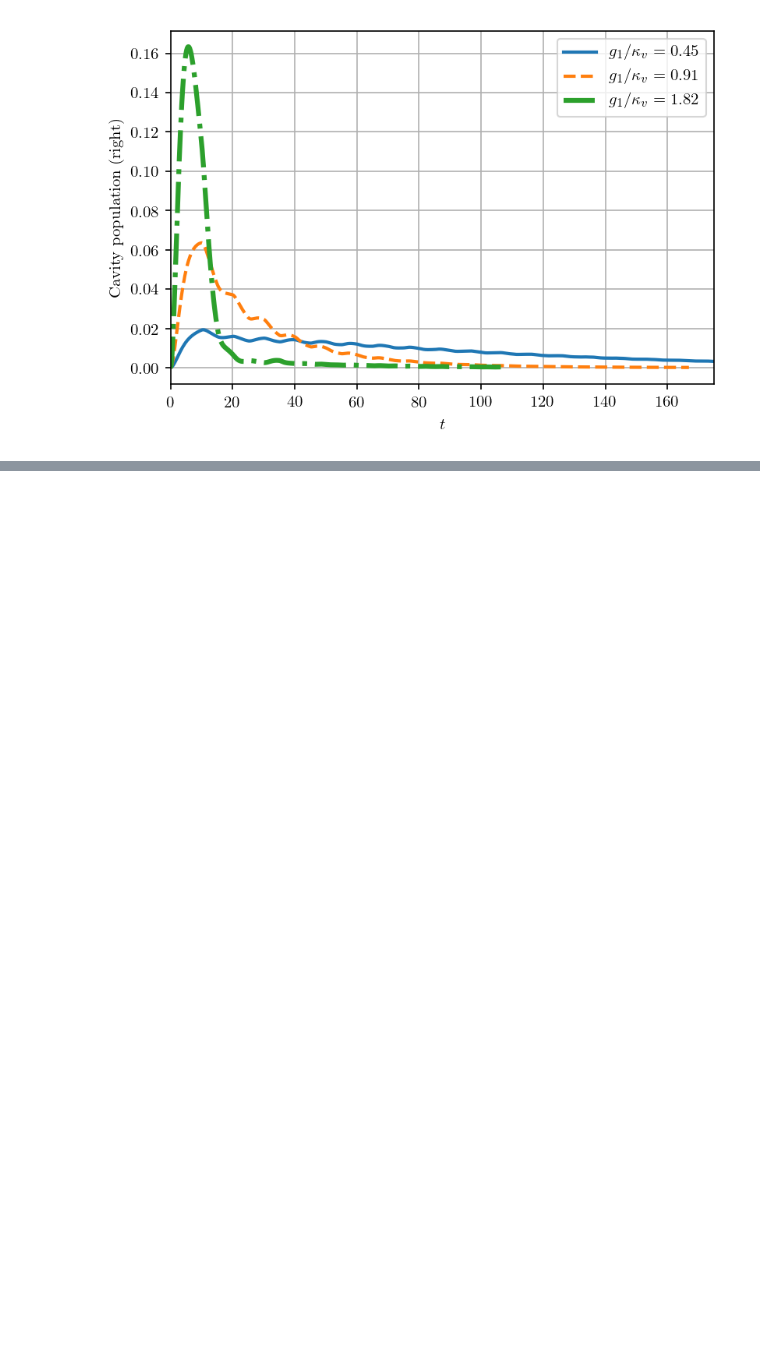
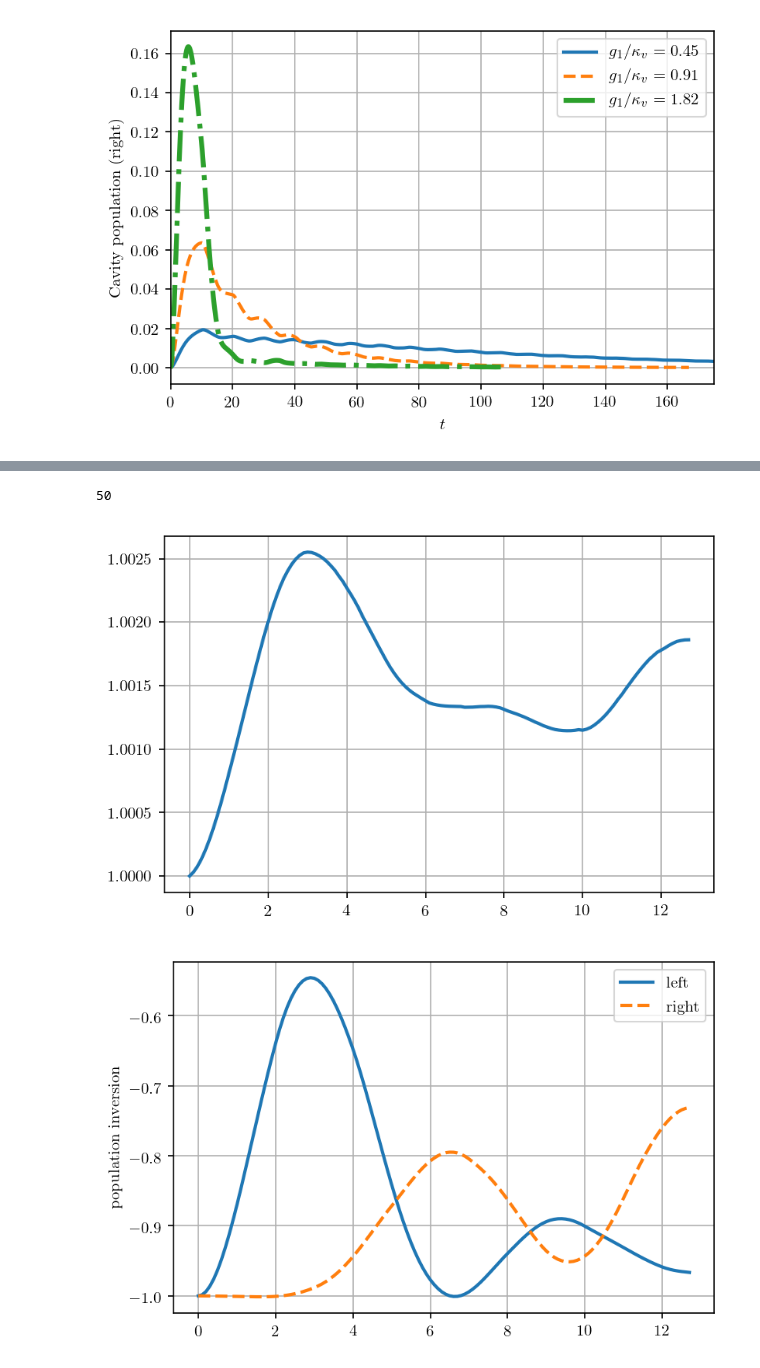
Before and after one commit to nemetniki/Kerr, a Jupyter notebook: CCQED_Open.ipynb, the cells around one changed output, grey strips where cells are left out. Cells and saved outputs as stored; diff of their text form; code cells hidden in the pictures; blank space fills up the shorter version.

```diff
--- a/CCQED_Open.ipynb
+++ b/CCQED_Open.ipynb
@@ -489,3 +497,11 @@ plt.grid(True)
 [figure]
 [figure]
 [figure]
+# %%
+folder = './Data/'
+num = 0
+filename = "CCQED+fb_"+str(num)+".txt"
+f = open(folder+"OUT_"+filename, 'r')
+file_contents = f.read()
+print(file_contents)
+f.close()
@@ -491,0 +526,63 @@ plt.grid(True)
+# %%
+plt.figure(0,dpi=150)
+#Data = np.zeros((7501,8))
+#Data = np.zeros((801,8))
+#Data2 = np.zeros((1662,8))
+Data = np.genfromtxt(folder+filename)
+#Data2[:,:] = np.genfromtxt('./Data/Closed_sys/CCQED+fb_111.txt')
+itau = (num-700)%6
+Lvec = [5,10,50,100,500,1000]
+print(Lvec[itau])
+tau = 1.#0.1*Lvec[itau]
+#tau = 1.
+plt.plot(Data[:,0]/tau,Data[:,1],lw=2)
+#plt.plot(Data2[:,0]/tau,Data2[:,1],lw=2)
+plt.grid(True)
+
+plt.figure(1,dpi=150)
+plt.plot(Data[:,0]/tau,Data[:,2],lw=2,label="left")
+plt.plot(Data[:,0]/tau,Data[:,3],lw=2,ls="--",label="right")
+#plt.xlim(0,10)
+plt.ylabel("population inversion")
+plt.legend(loc="best")
+plt.grid(True)
+
+plt.figure(2,dpi=150)
+plt.plot(Data[:,0]/tau,Data[:,4],lw=2,label="left")
+plt.plot(Data[:,0]/tau,Data[:,5],lw=2,ls="--",label="right")
+plt.ylabel("average photon number")
+plt.legend(loc="best")
+plt.grid(True)
+
+plt.figure(3,dpi=150)
+plt.plot(Data[:,0]/tau,(Data[:,2]+1)/2.,lw=2,label="left atomic excitation")
+plt.plot(Data[:,0]/tau,Data[:,4],lw=2,ls="--",label="left cavity population")
+plt.plot(Data[:,0]/tau,(Data[:,3]+1)/2.,lw=2,label="right atomic excitation")
+plt.plot(Data[:,0]/tau,Data[:,5],lw=2,ls="--",label="right cavity population")
+#plt.ylabel("average photon number")
+plt.xlabel("$t/\\tau$")
+#plt.xlabel("$t$")
+plt.legend(loc="best")
+plt.grid(True)
+
+plt.figure(4,dpi=150)
+plt.plot(Data[:,0]/tau,Data[:,6],lw=2,label="left")
+plt.plot(Data[:,0]/tau,Data[:,7],lw=2,ls="--",label="right")
+plt.hlines(1,0,Data[-1,0],linestyles = "--", colors="grey")
+plt.ylabel("average photon number")
+plt.legend(loc="best")
+plt.grid(True)
+#plt.xlim(0,10)
+plt.ylim(-0.01,10)
+#plt.figure(3,figsize=(12,8))
+#plt.plot(Data[:,0]/tau,(Data[:,2]+1)/2.,lw=2,label="left")
+#plt.plot(Data[:,0]/tau,Data[:,4],lw=4,ls="--",label="right")
+#plt.ylabel("average photon number")
+#plt.legend(loc="best")
+#plt.xlim(2,4)
+#plt.grid(True)
+plt.show()
+# %% [output]
+50
+[figure, added]
+[figure, added]
```
Also changed, not shown: parts of 4 cells of this notebook, 9 other files.
